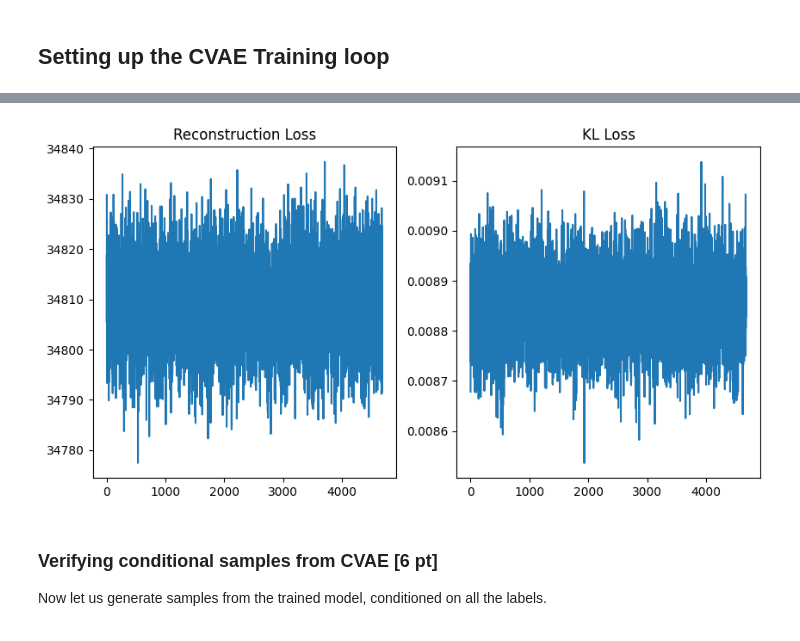
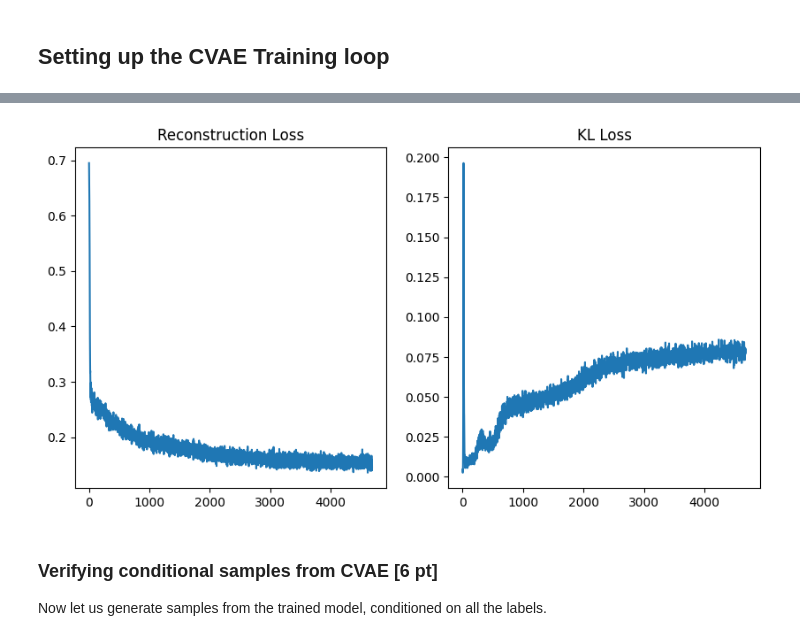
Before and after one commit to prateekchhikara/deep-learning-assignment2, a Jupyter notebook: Problem1_VAE_v0.ipynb, the cells around one changed output, grey strips where cells are left out. Drawn from its saved outputs; the diff is of its cells as text; code cells hidden in the pictures.

```diff
--- a/Problem1_VAE_v0.ipynb
+++ b/Problem1_VAE_v0.ipynb
@@ -125,7 +128,8 @@ class Decoder(nn.Module):
             nn.ReLU(),
             nn.Linear(64, 256),
             nn.ReLU(),
-            nn.Linear(256, output_size)
+            nn.Linear(256, output_size),
+            nn.Sigmoid()
         )
 
     ################################ END TODO #######################################
@@ -215,7 +219,7 @@ ae_model = ae_model.train()   # set model in train mode (eg batchnorm params get
 # NOTE: We could also use alternative losses like MSE and cross entropy, depending #
 #       on the assumptions we are making about the output distribution.            #
 optimizer = torch.optim.Adam(ae_model.parameters(), lr=learning_rate)
-criterion = nn.MSELoss()
+criterion = nn.BCELoss(reduction='mean')
 ####################################################################################
 
 #################################### END TODO #######################################
@@ -237,9 +241,9 @@ for ep in range(epochs):
     optimizer.zero_grad()
     data = data.view(batch_size, in_size)
     # Pass data through autoencoder
-    recon_data = ae_model(data).view(batch_size, out_size)
+    recon_data = ae_model(data).view(-1, out_size)
     # Compute loss and perform backward pass
-    rec_loss = criterion(data, recon_data)
+    rec_loss = criterion(recon_data, data)
 
     rec_loss.backward()
 
@@ -697,8 +710,8 @@ learning_rate = 1e-3
 nz = 32
 
 ####################################### TODO #######################################
-epochs = 25      # recommended 5-20 epochs
-beta = 7 # Tune this for best results
+epochs = 10      # recommended 5-20 epochs
+beta = 0.135 # Tune this for best results
 #################################### END TODO ######################################
 
 # build VAE model
@@ -952,7 +960,8 @@ class CVAEDecoder(nn.Module):
         nn.ReLU(),
         nn.Linear(64, 256),
         nn.ReLU(),
-        nn.Linear(256, output_size)
+        nn.Linear(256, output_size),
+        nn.Sigmoid()
     )
     ################################ END TODO #######################################
 
@@ -1007,19 +1016,10 @@ class CVAE(nn.Module):
         # HINT: Make sure to compute the KL divergence in the correct order since it is    #
         #       not symmetric!!  ie. KL(p, q) != KL(q, p)                                  #
         ####################################################################################
-        rec_loss = torch.nn.functional.binary_cross_entropy_with_logits(outputs['rec'], x, reduction='sum')
-        mu, log_sigma = torch.chunk(outputs['q'], 2, dim=-1)
-        # def kl_divergence(mu1, log_sigma1, mu2=None, log_sigma2=None):
-        #     if mu2 is None:
-        #         mu2 = torch.zeros_like(mu1)
-        #     if log_sigma2 is None:
-        #         log_sigma2 = torch.zeros_like(log_sigma1)
-        #     kl = 0.5 * (log_sigma2 - log_sigma1 + torch.exp(log_sigma1 - log_sigma2) +
-        #                 (mu1 - mu2)**2 / torch.exp(log_sigma2) - 1.)
-        #     return torch.sum(kl, dim=1)
 
-        kl_loss = kl_divergence(mu, log_sigma, mu2 = torch.zeros_like(mu), log_sigma2=torch.zeros_like(log_sigma))
-        kl_loss = torch.mean(kl_loss)
+        rec_loss = nn.functional.binary_cross_entropy(outputs['rec'].view(-1, out_size), x, reduction='mean')
+        mean, log_sigma = torch.chunk(outputs['q'], 2, -1)
+        kl_loss = -0.5 * torch.mean(1 + log_sigma - mean.pow(2) - log_sigma.exp())
         #################################### END TODO ######################################
 
         # return weighted objective
@@ -1036,8 +1036,8 @@ class CVAE(nn.Module):
         #       the reconstruction.                                                        #
         ####################################################################################
         q = self.encoder(x, c)
-        image, _ = torch.chunk(q, 2, dim=-1)
-
+        mu, log_sigma = torch.chunk(q, 2, dim=-1)
+        image = self.decoder(mu, c)
         #################################### END TODO ######################################
         return image
 # %% [markdown]
@@ -1051,7 +1051,7 @@ nz = 32
 # initial experiments leave beta = 0 in order to verify our implementation.        #
 ####################################################################################
 epochs = 5 # works with fewer epochs than AE, VAE. we only test conditional samples.
-beta = 0
+beta = 0.255
 #################################### END TODO ######################################
 
 # build CVAE model
@@ -1064,7 +1064,7 @@ cvae_model = cvae_model.train()   # set model in train mode (eg batchnorm params
 # Build the optimizer for the cvae_model. We will again use the Adam optimizer with #
 # the given learning rate and otherwise default parameters.                        #
 ####################################################################################
-optimizer = torch.optim.Adam(vae_model.parameters(), lr=learning_rate)
+optimizer = torch.optim.Adam(cvae_model.parameters(), lr=learning_rate)
 #################################### END TODO ######################################
 
 train_it = 0
@@ -1088,7 +1088,7 @@ for ep in range(epochs):
     # print(data, y)
     y = y.to(device)
     data = data.to(device)
-    data = data.view(64, 1, 784)
+    data = data.view(64, 784)
     recon_data = cvae_model.forward(data, y)
     optimizer.zero_grad()  # erase old gradients
     total_loss, losses = cvae_model.loss(data, recon_data)
@@ -1141,5 +1141,5 @@ It 4600: Total Loss: 34812.46875,        Rec Loss: 34812.46875,  KL Loss: 0.0087
 Done!
-[figure, old version]
+[figure, new version]
 # %% [markdown]
 ### Verifying conditional samples from CVAE [6 pt]
 Now let us generate samples from the trained model, conditioned on all the labels.
```
Also changed, not shown: parts of 15 cells of this notebook, 2 other files.
